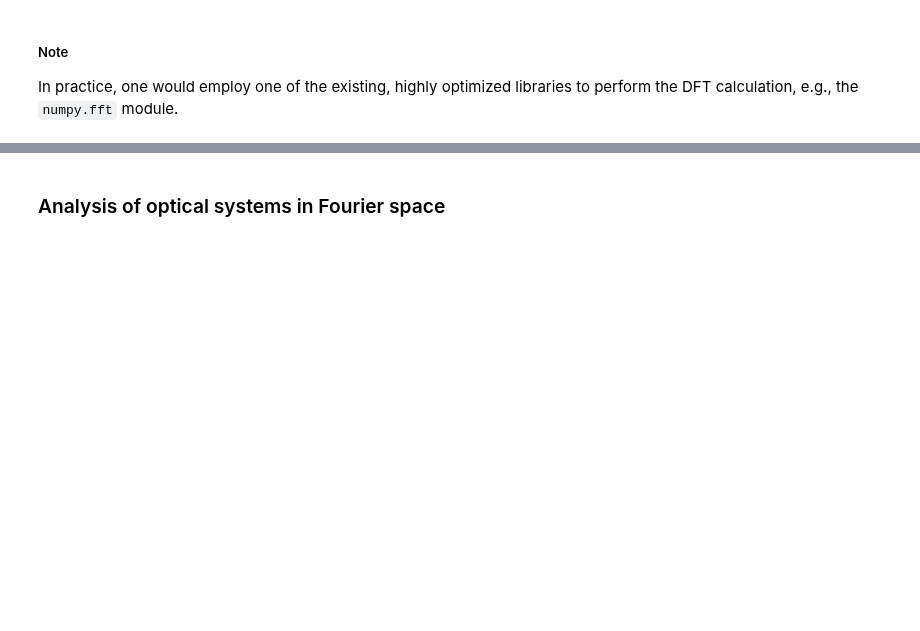
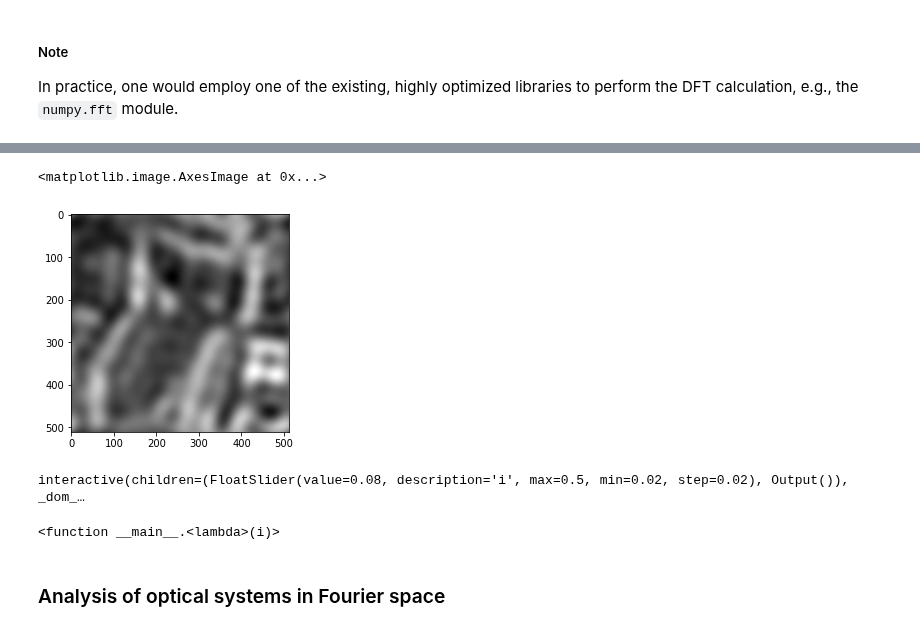
Before and after one commit to bullette007/bullette007.github.io, a Jupyter notebook: book/_sources/02_Basics.ipynb, the cells around one changed output, grey strips where cells are left out. Drawn from its saved outputs; the diff is of its cells as text; code cells hidden in the pictures; blank space fills up the shorter version.

Commit message:
Update of book files.

```diff
--- a/book/_sources/02_Basics.ipynb
+++ b/book/_sources/02_Basics.ipynb
@@ -787,0 +830,7 @@ In practice, one would employ one of the existing, highly optimized libraries to
+# %%
+res_img = np.fft.ifft2(np.fft.ifftshift(img_filtered_fft))
+plt.figure()
+plt.imshow(np.real(res_img), cmap='gray')
+# %% [output]
+<matplotlib.image.AxesImage at 0x...>
+[figure, added]
@@ -788,3 +845,8 @@ In practice, one would employ one of the existing, highly optimized libraries to
+# %%
+interact(lambda i: fourier_filtering(i), i=widgets.FloatSlider(min=(min_i:=0.02),max=(max_i:=0.5), step=0.02, value=(0.08 if book else min_i)))
+# %% [output]
+interactive(children=(FloatSlider(value=0.08, description='i', max=0.5, min=0.02, step=0.02), Output()), _dom_…
+<function __main__.<lambda>(i)>
 # %% [markdown]
 ### Analysis of optical systems in Fourier space
 # %% [markdown]
```
Also changed, not shown: parts of 10 cells of this notebook, 19 other files.
